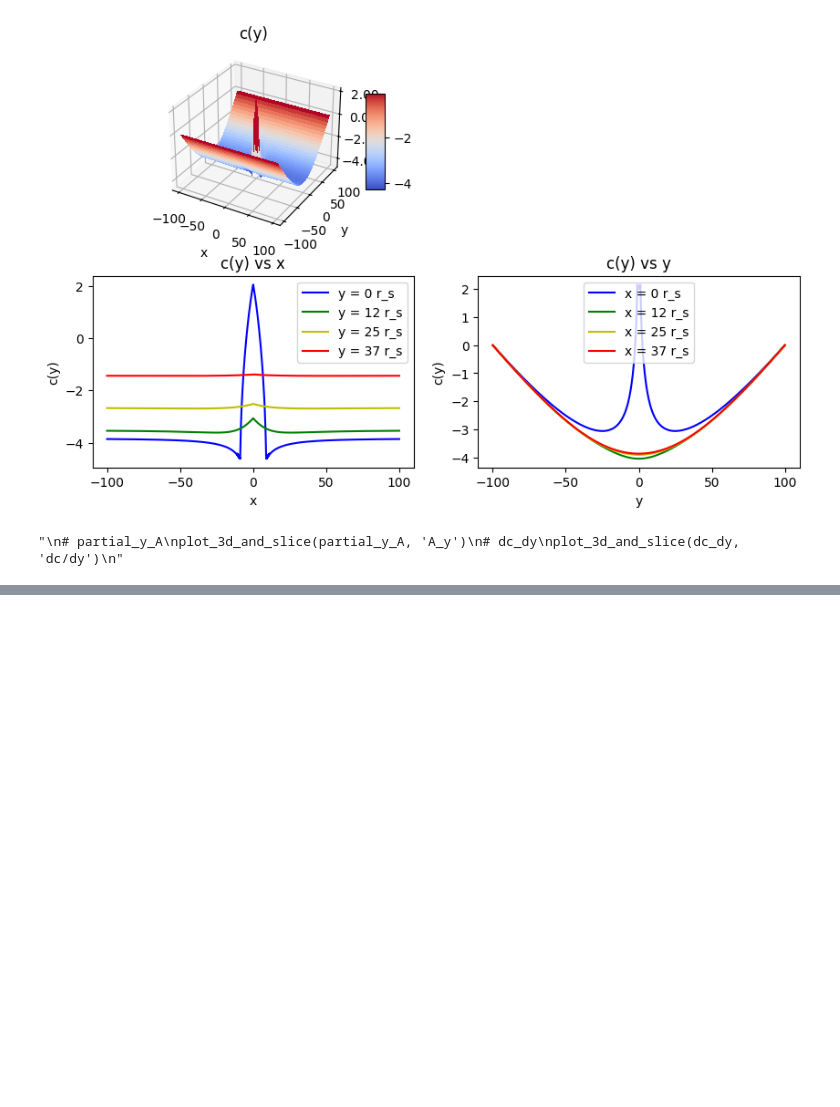
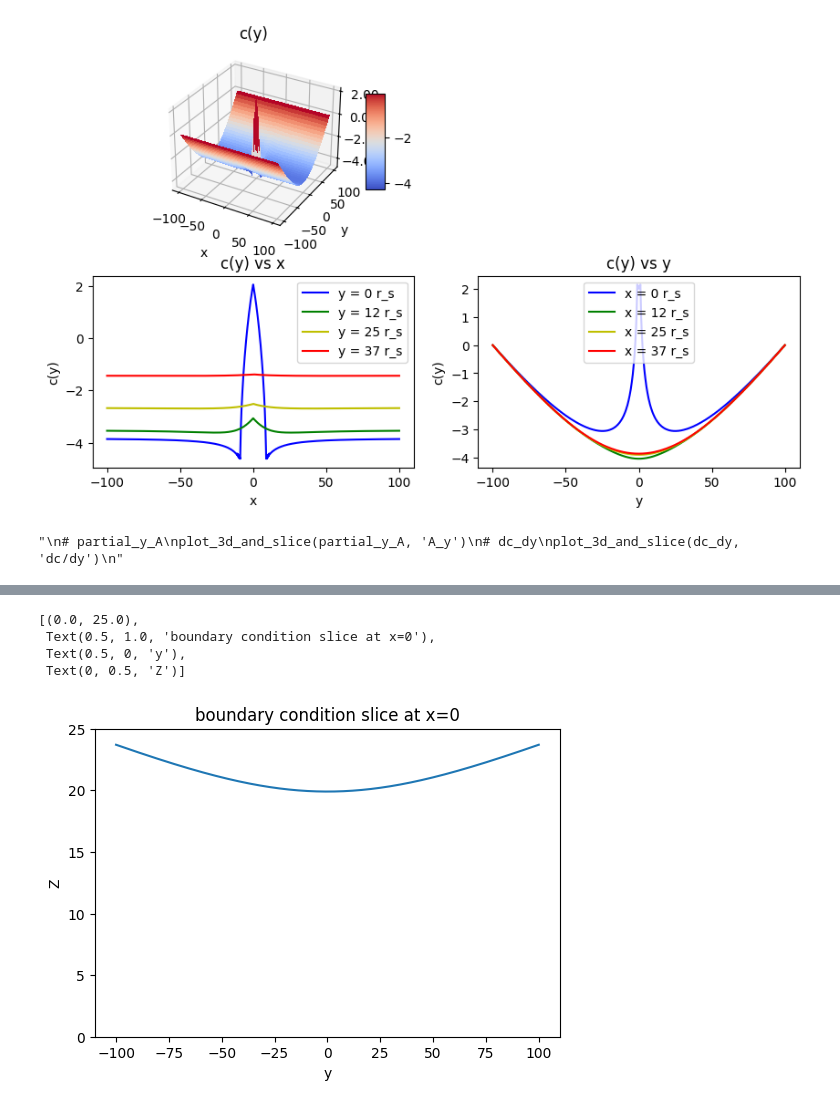
Before and after one commit to NagisaKanno/Embedding-PDE-beta, a Jupyter notebook: binary.ipynb, the cells around one changed output, grey strips where cells are left out. Cells and saved outputs as stored; diff of their text form; code cells hidden in the pictures; blank space fills up the shorter version.

```diff
--- a/binary.ipynb
+++ b/binary.ipynb
@@ -136,0 +283,13 @@ plot_3d_and_slice(dc_dy, 'dc/dy')
+# %%
+# Value Check
+
+# boundary condition
+fig, ax = plt.subplots(figsize=(6, 4))
+ax.plot(y_axis, boundary_condition[:,0], label='boundary condition')
+ax.set(ylim=(0, 25), title="boundary condition slice at x=0", xlabel='y', ylabel='Z')
+# %% [output]
+[(0.0, 25.0),
+ Text(0.5, 1.0, 'boundary condition slice at x=0'),
+ Text(0.5, 0, 'y'),
+ Text(0, 0.5, 'Z')]
+[figure, added]
```
Also changed, not shown: parts of 4 cells of this notebook, 2 other files.
